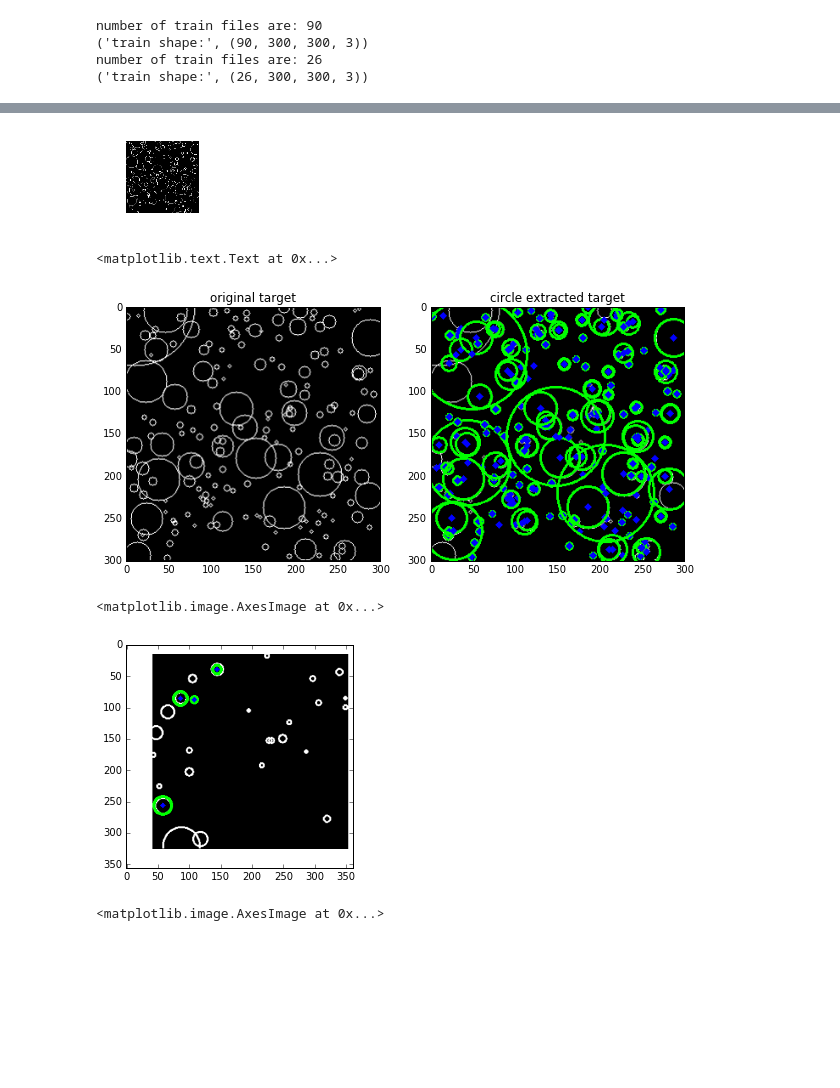
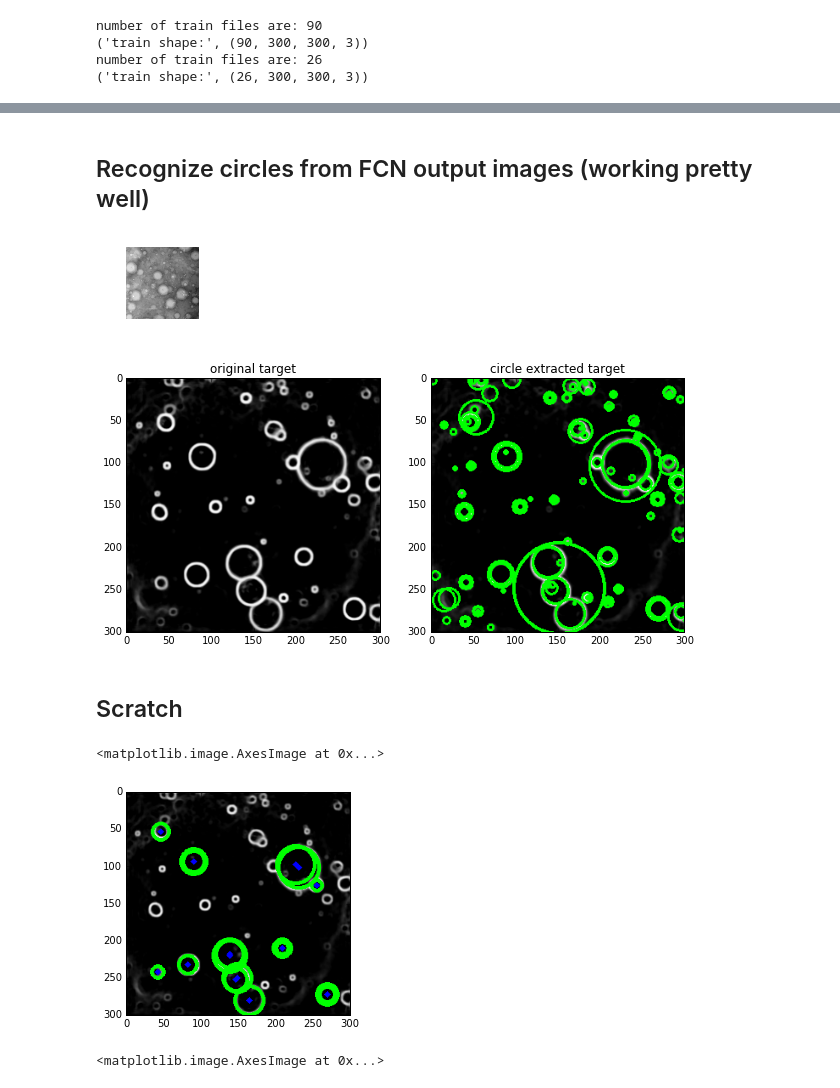
Before and after one commit to silburt/moon-craters, a Jupyter notebook: Hough_Circles.ipynb, the cells around one changed output, grey strips where cells are left out. Saved outputs shown, nothing was run; the diff lists cells and outputs as text; code cells hidden in the pictures; blank space fills up the shorter version.

```diff
--- a/Hough_Circles.ipynb
+++ b/Hough_Circles.ipynb
@@ -69,3 +130,5 @@ number of train files are: 26
+# %% [markdown]
+## Recognize circles from FCN output images (working pretty well)
 # %%
 #Saves image with no border - https://fengl.org/2014/07/09/matplotlib-savefig-without-borderframe/
 def save_image(data, cm, fn):
@@ -85,19 +147,21 @@ def save_image(data, cm, fn):
 # %%
 i=14
 cmap = "Greys_r"
 filename = 'output_dir/circle_test.png'
-save_image(test_target[i], cmap, filename)
+save_image(test_data[i], cmap, filename)
 # %% [output]
-[figure, old version]
+[figure, new version]
 # %%
 #best
 #http://opencvpython.blogspot.ca/2012/06/contours-2-brotherhood.html
 #http://www.pyimagesearch.com/2014/07/21/detecting-circles-images-using-opencv-hough-circles/
 #https://stackoverflow.com/questions/32287032/circular-hough-transform-misses-circles
 #http://layer0.authentise.com/detecting-circular-shapes-using-contours.html
-img = cv2.imread('output_dir/circle_test.png',0)
+filename = "output_dir/images/FCNforkskip_rings_FL15_4_target.png"
+img = cv2.imread(filename,0)
 cimg = cv2.cvtColor(img, cv2.COLOR_GRAY2BGR)
-image, contours, hierarchy = cv2.findContours(img, cv2.RETR_LIST, cv2.CHAIN_APPROX_NONE)
+edge_detected_image = cv2.Canny(img, 75, 200)
+image, contours, hierarchy = cv2.findContours(edge_detected_image, cv2.RETR_LIST, cv2.CHAIN_APPROX_NONE)
 
 cen, rad = [], []
 for cnt in contours:
@@ -105,7 +169,7 @@ for cnt in contours:
     center = (int(x),int(y))
     radius = int(radius)
     cv2.circle(cimg,center,radius,(0,255,0),thickness=2)
-    cv2.circle(cimg,center,2,(0,0,255),thickness=3)
+    #cv2.circle(cimg,center,2,(0,0,255),thickness=3)
     cen.append(center); rad.append(radius)
 
 f, (ax1, ax2) = plt.subplots(1,2, figsize=[10, 8])
@@ -113,14 +177,16 @@ ax1.imshow(img, origin='upper', cmap="Greys_r")
 ax1.set_title("original target")
 ax2.imshow(cimg, origin='upper', cmap="Greys_r")
 ax2.set_title("circle extracted target")
+plt.savefig("%s_hough.png"%filename.split("_target.png")[0])
 # %% [output]
-<matplotlib.text.Text at 0x...>
-[figure, old version]
+[figure, new version]
+# %% [markdown]
+## Scratch
 # %%
 #http://www.pyimagesearch.com/2014/07/21/detecting-circles-images-using-opencv-hough-circles/
 #https://stackoverflow.com/questions/32287032/circular-hough-transform-misses-circles
 
-img = cv2.imread('output_dir/circle_test.png',0)
+img = cv2.imread(filename,0)
 #img = cv2.medianBlur(img,5)
 cimg = cv2.cvtColor(img,cv2.COLOR_GRAY2BGR)
 
@@ -142,7 +208,7 @@ for i in range(len(radii)-1):
 plt.imshow(cimg, origin='upper', cmap="Greys_r")
 # %% [output]
 <matplotlib.image.AxesImage at 0x...>
-[figure, old version]
+[figure, new version]
 # %%
 #contours
 #https://stackoverflow.com/questions/25504964/opencv-python-valueerror-too-many-values-to-unpack
```
Also changed, not shown: parts of 4 cells of this notebook, 4 other files.
